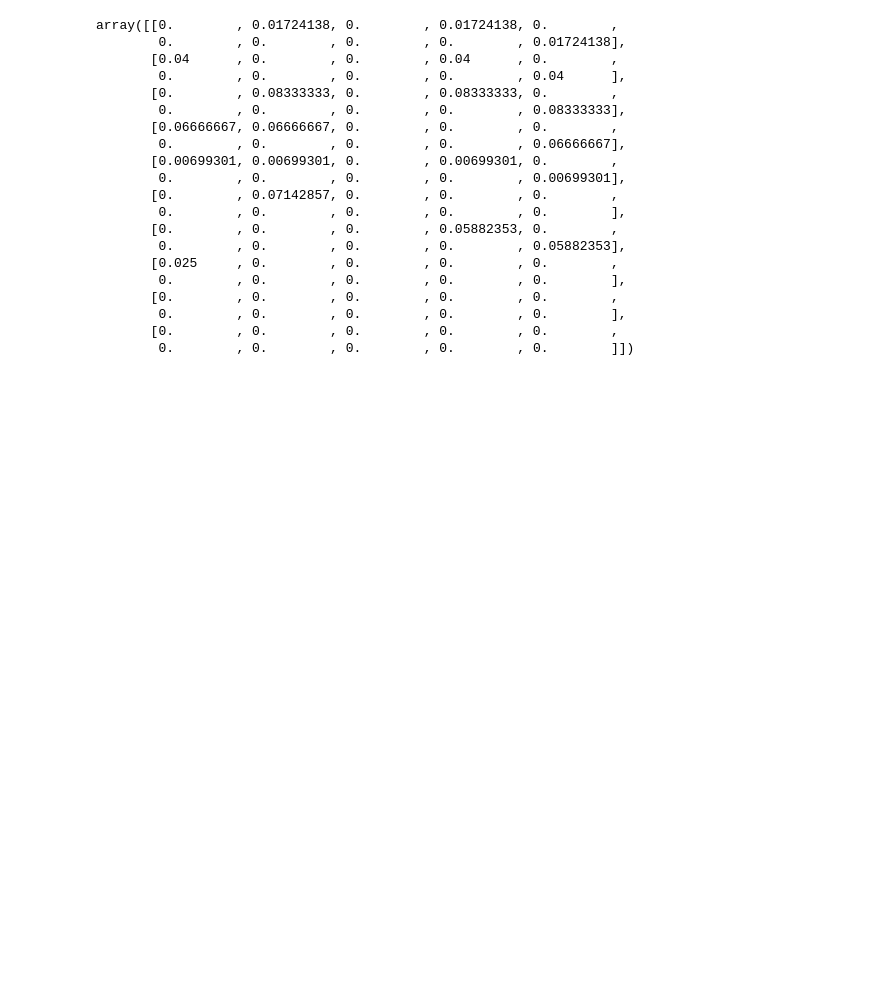
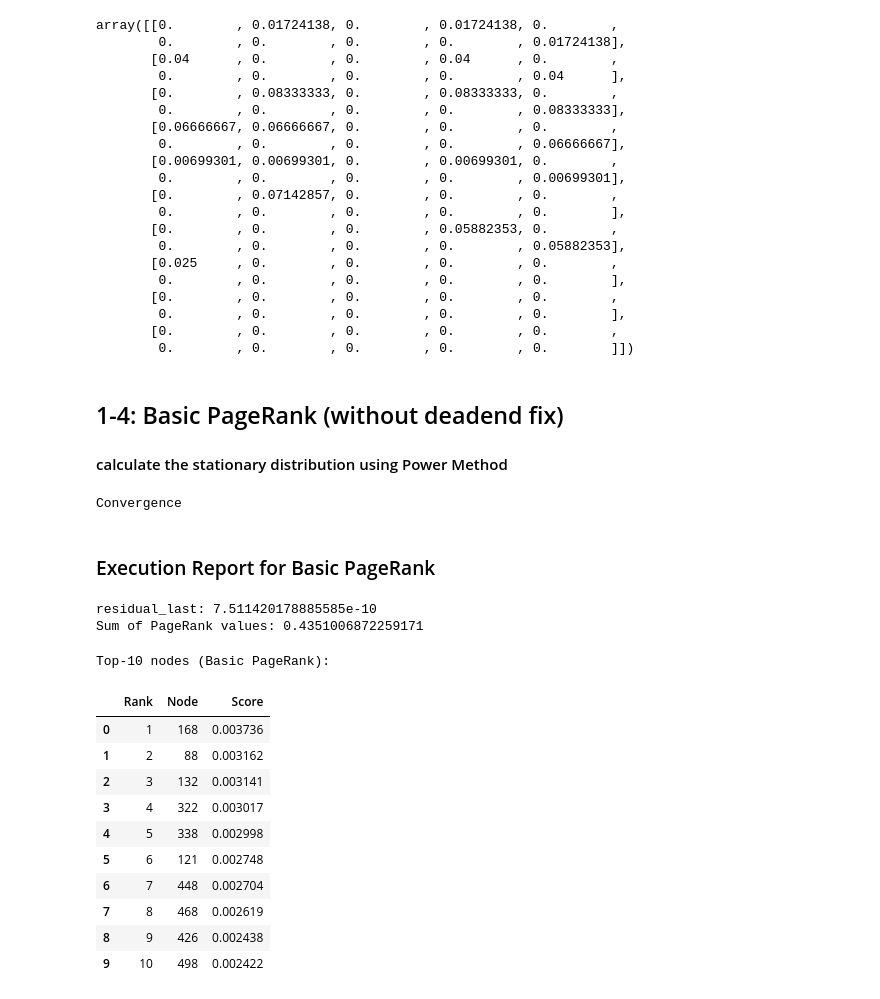
Before and after one commit to pouriaSameti/Mathematics-For-Data-Science, a Jupyter notebook: Project 3/notebook.ipynb, the cells around one changed output. Saved outputs shown, nothing was run; the diff lists cells and outputs as text; code cells hidden in the pictures; blank space fills up the shorter version.

```diff
--- a/Project 3/notebook.ipynb
+++ b/Project 3/notebook.ipynb
@@ -293,3 +303,58 @@ array([[0.        , 0.01724138, 0.        , 0.01724138, 0.        ,
         0.        , 0.        , 0.        , 0.        , 0.        ],
        [0.        , 0.        , 0.        , 0.        , 0.        ,
         0.        , 0.        , 0.        , 0.        , 0.        ]])
+# %% [markdown]
+## 1-4: Basic PageRank (without deadend fix)
+#### calculate the stationary distribution using Power Method
+# %%
+MAX_ITER = 10_000
+eps = 1e-9
+r = 0.15
+
+
+p = np.ones(n_A) / n_A
+teleport = np.ones(n_A) / n_A
+
+residuals = []
+for _ in range(MAX_ITER):
+    p_next = (1 - r) * (P_A.T @ p) + (r * teleport)
+    residual = np.linalg.norm(p_next - p, 1)
+
+    residuals.append(residual)
+    p = p_next
+
+    if residual < eps:
+        break
+# %% [output]
+Convergence
+# %% [markdown]
+### Execution Report for Basic PageRank
+# %%
+print("residual_last:", residuals[-1])
+print("Sum of PageRank values:", p.sum())
+# %% [output]
+residual_last: 7.511420178885585e-10
+Sum of PageRank values: 0.4351006872259171
+# %%
+top10 = np.argsort(-p)[:10]
+
+top10_table_basic_page_rank = []
+print("Top-10 nodes (Basic PageRank):")
+for rank, node in enumerate(top10, 1):
+    top10_table_basic_page_rank.append({'Rank': rank, 'Node': node, 'Score': p[node]})
+
+top10_table_basic_page_rank = pd.DataFrame(top10_table_basic_page_rank)
+top10_table_basic_page_rank
+# %% [output]
+Top-10 nodes (Basic PageRank):
+|  | Rank | Node | Score |
+| 0 | 1 | 168 | 0.003736 |
+| 1 | 2 | 88 | 0.003162 |
+| 2 | 3 | 132 | 0.003141 |
+| 3 | 4 | 322 | 0.003017 |
+| 4 | 5 | 338 | 0.002998 |
+| 5 | 6 | 121 | 0.002748 |
+| 6 | 7 | 448 | 0.002704 |
+| 7 | 8 | 468 | 0.002619 |
+| 8 | 9 | 426 | 0.002438 |
+| 9 | 10 | 498 | 0.002422 |
```
Also changed, not shown: parts of 3 cells of this notebook.
